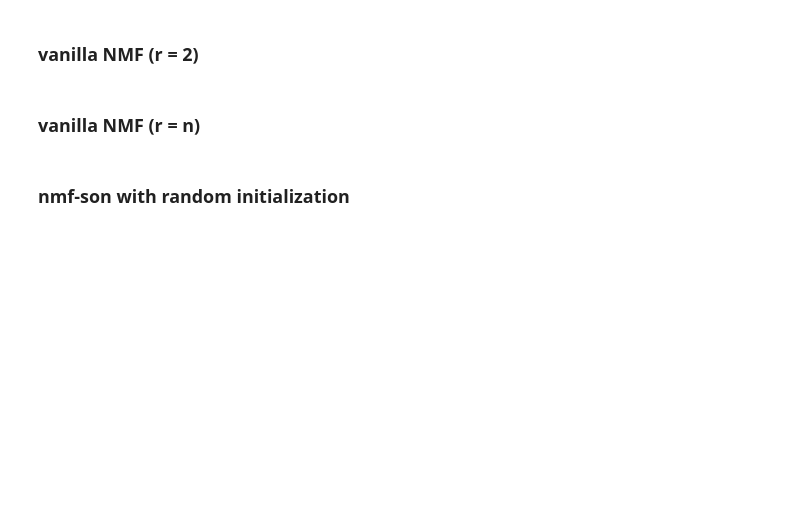
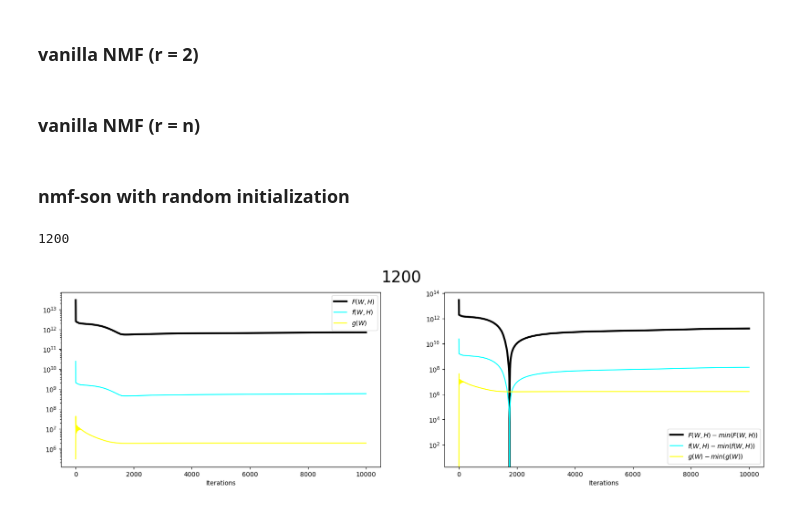
Before and after one commit to waqasbinhamed/nmf_methods, a Jupyter notebook: experimental/notebooks/_rmax_test.ipynb, the cells around one changed output. Cells and saved outputs as stored; diff of their text form; code cells hidden in the pictures; blank space fills up the shorter version.

```diff
--- a/experimental/notebooks/_rmax_test.ipynb
+++ b/experimental/notebooks/_rmax_test.ipynb
@@ -8,7 +9,7 @@ from sklearn.decomposition import NMF
 np.random.seed(42)
 np.set_printoptions(precision=3)
 # %%
-RUN = True
+RUN = False
 
 EARLY_STOP = True
 VERBOSE = False
@@ -51,13 +57,13 @@ M.shape
 ### vanilla NMF (r = 2)
 # %%
 r_true = 2
-imgsize = (10, 10)
+imgsize = (8, 8)
 figsize = (16, 8)
 fontsize = 10
 num_rows = 1
 
-ini_filepath = f'../../experimental/saved_models/jasper_small_3/r{r_true}_ini.npz'
-save_filepath = f'../../experimental/saved_models/jasper_small_3/vanilla_r{r_true}_mit{max_iters}.npz'
+ini_filepath = f'../../experimental/saved_models/jasper_small_6/r{r_true}_ini.npz'
+save_filepath = f'../../experimental/saved_models/jasper_small_6/vanilla_r{r_true}_mit{max_iters}.npz'
 # %%
 if os.path.exists(ini_filepath):
     data = np.load(ini_filepath)
@@ -86,10 +92,10 @@ else:
 # %%
 r = n
 figsize = (32, 32)
-num_rows = 2
+num_rows = 8
 
-ini_filepath = f'../../experimental/saved_models/jasper_small_3/r{r}_ini.npz'
-save_filepath = f'../../experimental/saved_models/jasper_small_3/vanilla_r{r}_mit{max_iters}.npz'
+ini_filepath = f'../../experimental/saved_models/jasper_small_6/r{r}_ini.npz'
+save_filepath = f'../../experimental/saved_models/jasper_small_6/vanilla_r{r}_mit{max_iters}.npz'
 # %%
 if os.path.exists(ini_filepath):
     data = np.load(ini_filepath)
@@ -101,32 +107,36 @@ else:
     with open(ini_filepath, 'wb') as fout:
         np.savez_compressed(fout, ini_W=ini_W, ini_H=ini_H)
 # %%
-if RUN:
-    model = NMF(n_components=r, init='custom', random_state=42, max_iter=max_iters)
-    W = model.fit_transform(X=M, W=ini_W.copy(), H=ini_H.copy())
-    H = model.components_
-    with open(save_filepath, 'wb') as fout:
-        np.savez_compressed(fout, W=W, H=H)
-else:
-    data2 = np.load(save_filepath)
-    W = data2['W']
-    H = data2['H']
-    img_filenames = [f'../../experimental/images/jasper_small_3/w_vanilla_r{r}_mit{max_iters}.png', f'../../experimental/images/jasper_small_3/seph_vanilla_r{r}_mit{max_iters}.png', f'../../experimental/images/jasper_small_3/combh_vanilla_r{r}_mit{max_iters}.png', f'../../experimental/images/jasper_small_3/r{r}_vanilla.png']
-    plot_and_merge(W, H, imgsize=imgsize, figsize=figsize, fontsize=fontsize, filenames=img_filenames, num_rows=num_rows, delete=True)
+# if RUN:
+#     model = NMF(n_components=r, init='custom', random_state=42, max_iter=max_iters)
+#     W = model.fit_transform(X=M, W=ini_W.copy(), H=ini_H.copy())
+#     H = model.components_
+#     with open(save_filepath, 'wb') as fout:
+#         np.savez_compressed(fout, W=W, H=H)
+# else:
+#     data2 = np.load(save_filepath)
+#     W = data2['W']
+#     H = data2['H']
+#     img_filenames = [f'../../experimental/images/jasper_small_5/w_vanilla_r{r}_mit{max_iters}.png', f'../../experimental/images/jasper_small_5/seph_vanilla_r{r}_mit{max_iters}.png', f'../../experimental/images/jasper_small_5/combh_vanilla_r{r}_mit{max_iters}.png', f'../../experimental/images/jasper_small_6/r{r}_vanilla.png']
+#     plot_and_merge(W, H, imgsize=imgsize, figsize=figsize, fontsize=fontsize, filenames=img_filenames, num_rows=num_rows, delete=True)
 # %% [markdown]
 ### nmf-son with random initialization
 # %%
-lambda_vals = [0.0001, 0.01, 0.1, 1, 10, 100, 1000]
-save_filepath = '../../experimental/saved_models/jasper_small_3/r{}_l{}_mit{}.npz'
+# lambda_vals = [200000, 100000, 50000, 10000, 1000, 100]
+lambda_vals = [1200]
+save_filepath = '../../experimental/saved_models/jasper_small_5/r{}_l{}_mit{}.npz'
 
 for _lam in lambda_vals:
     if RUN:
         W, H, fscores, gscores, lvals = nmf_son_new(M, ini_W.copy(), ini_H.copy(), lam=_lam, itermax=max_iters, early_stop=EARLY_STOP, verbose=VERBOSE, scale_reg=SCALE_REG)
         save_results(save_filepath.format(r, _lam, max_iters), W, H, fscores, gscores, lvals)
     else:
         W, H, fscores, gscores, lvals = load_results(save_filepath.format(r, _lam, max_iters))
         plot_scores(fscores, gscores, lvals, plot_title=_lam)
 
-        img_filenames = [f'../../experimental/images/jasper_small_3/w_r{r}_l{_lam}_mit{max_iters}.png', f'../../experimental/images/jasper_small_3/seph_r{r}_l{_lam}_mit{max_iters}.png', f'../../experimental/images/jasper_small_3/combh_r{r}_l{_lam}_mit{max_iters}.png', f'../../experimental/images/jasper_small_3/r{r}_l{_lam}_mit{max_iters}.png']
+        img_filenames = [f'../../experimental/images/jasper_small_5/w_r{r}_l{_lam}_mit{max_iters}.png', f'../../experimental/images/jasper_small_5/seph_r{r}_l{_lam}_mit{max_iters}.png', f'../../experimental/images/jasper_small_5/combh_r{r}_l{_lam}_mit{max_iters}.png', f'../../experimental/images/jasper_small_6/r{r}_l{_lam}_mit{max_iters}.png']
         plot_and_merge(W, H, imgsize=imgsize, figsize=figsize, fontsize=fontsize, filenames=img_filenames, num_rows=num_rows, delete=True)
     print(_lam)
+# %% [output]
+1200
+[figure, added]
```
Also changed, not shown: parts of 14 cells of this notebook, 5 other files.
